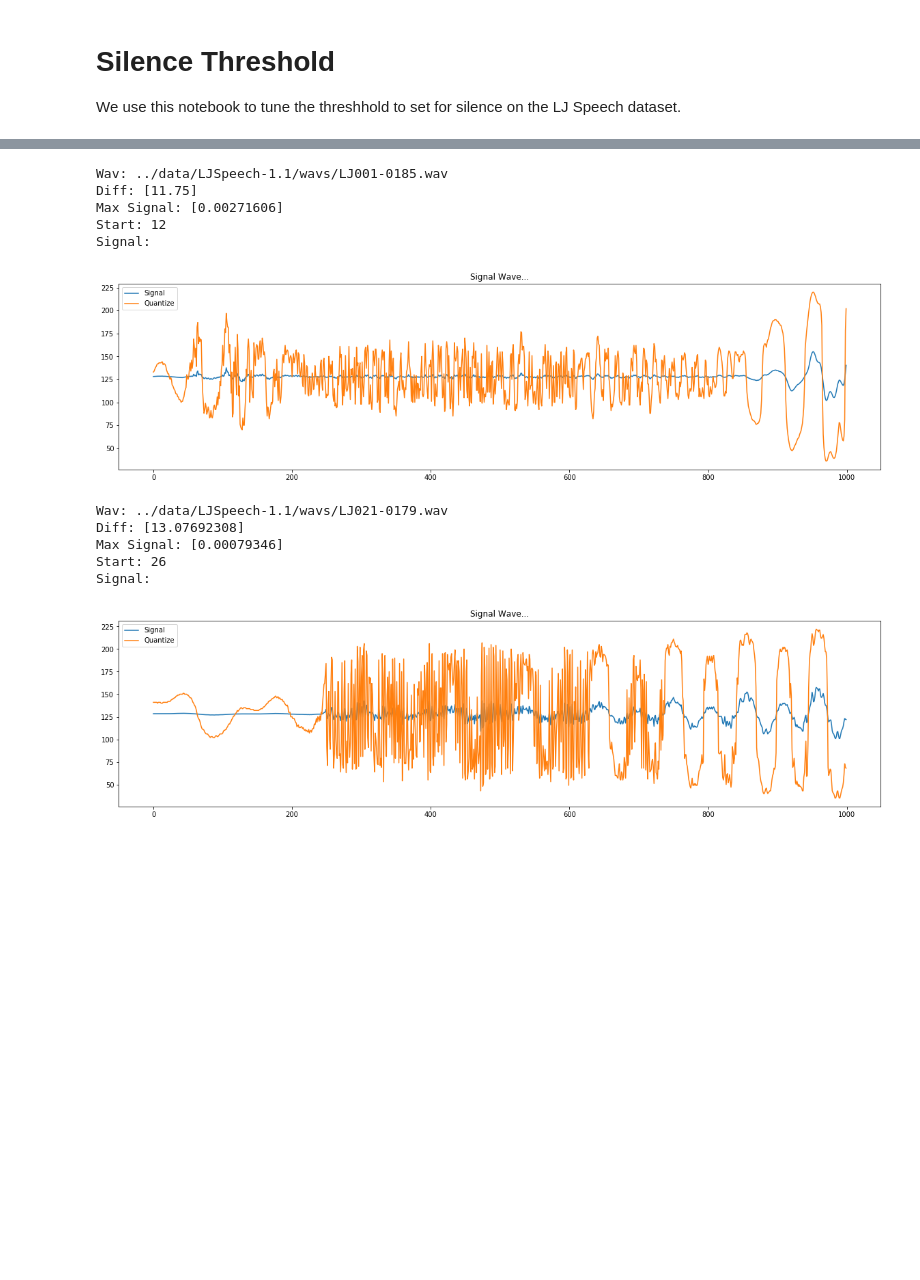
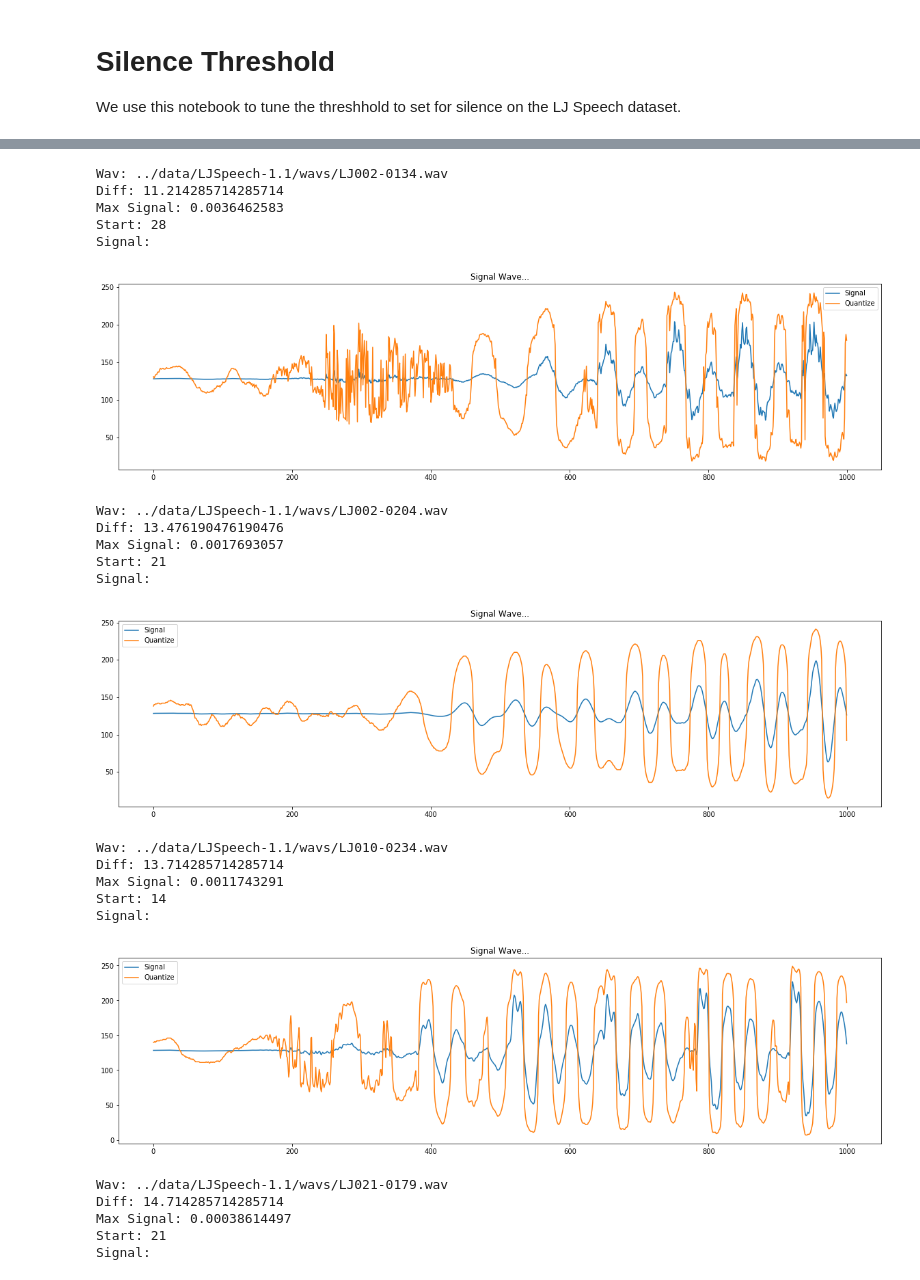
Before and after one commit to wellsaid-labs/tts-evaluation, a Jupyter notebook: notebooks/Silence Threshold.ipynb, the cells around one changed output, grey strips where cells are left out. Saved outputs shown, nothing was run; the diff lists cells and outputs as text; code cells hidden in the pictures; blank space fills up the shorter version.

```diff
--- a/notebooks/Silence Threshold.ipynb
+++ b/notebooks/Silence Threshold.ipynb
@@ -15,17 +15,17 @@ data = lj_speech_dataset(directory='../data', verbalize=False)
 import librosa
 import numpy as np
 import matplotlib.pyplot as plt
-from src.preprocess import _read_audio
+from src.preprocess import read_audio
 from src.preprocess import mu_law_quantize
 
 
-def trim_silence(quantized, silence_threshold=15):
+def trim_silence(quantized, silence_threshold=10):
     for start in range(quantized.size):
-        if abs(quantized[start] - 128) > silence_threshold:
+        if abs(quantized[start] - mu_law_quantize(0)) > silence_threshold:
             break
 
     for end in range(quantized.size - 1, 1, -1):
-        if abs(quantized[end] - 128) > silence_threshold:
+        if abs(quantized[end] - mu_law_quantize(0)) > silence_threshold:
             break
 
     return start, end
@@ -33,11 +33,11 @@ def trim_silence(quantized, silence_threshold=15):
 max_diff = 0
 
 for row in data:
-    signal, sample_rate = _read_audio(row['wav'])
+    signal, sample_rate = read_audio(row['wav'])
     quantize = mu_law_quantize(signal)
     start, end = trim_silence(quantize)
     if start > 10:
-        diff = sum(quantize[:start] - 128) / start
+        diff = sum(quantize[:start] - mu_law_quantize(0)) / start
         if diff >= max_diff:
             max_diff = diff
             print('Wav:', row['wav'])
@@ -73,12 +73,23 @@ Signal:
-Wav: ../data/LJSpeech-1.1/wavs/LJ001-0185.wav
-Diff: [11.75]
-Max Signal: [0.00271606]
-Start: 12
+Wav: ../data/LJSpeech-1.1/wavs/LJ002-0134.wav
+Diff: 11.214285714285714
+Max Signal: 0.0036462583
+Start: 28
 Signal:
-[figure, old version]
+[figure, new version]
-Wav: ../data/LJSpeech-1.1/wavs/LJ021-0179.wav
-Diff: [13.07692308]
-Max Signal: [0.00079346]
-Start: 26
+Wav: ../data/LJSpeech-1.1/wavs/LJ002-0204.wav
+Diff: 13.476190476190476
+Max Signal: 0.0017693057
+Start: 21
 Signal:
-[figure, old version]
+[figure, new version]
+Wav: ../data/LJSpeech-1.1/wavs/LJ010-0234.wav
+Diff: 13.714285714285714
+Max Signal: 0.0011743291
+Start: 14
+Signal:
+[figure, added]
+Wav: ../data/LJSpeech-1.1/wavs/LJ021-0179.wav
+Diff: 14.714285714285714
+Max Signal: 0.00038614497
+Start: 21
+Signal:
```
Also changed, not shown: parts of 1 cell of this notebook, 4 other files.
